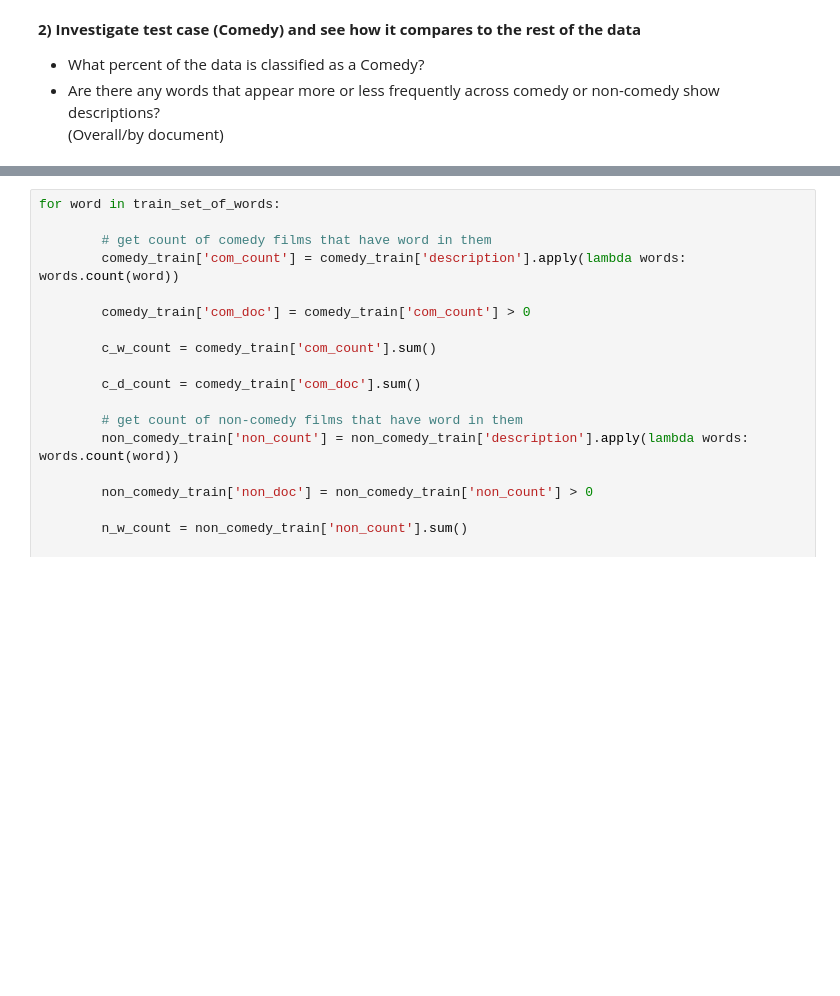
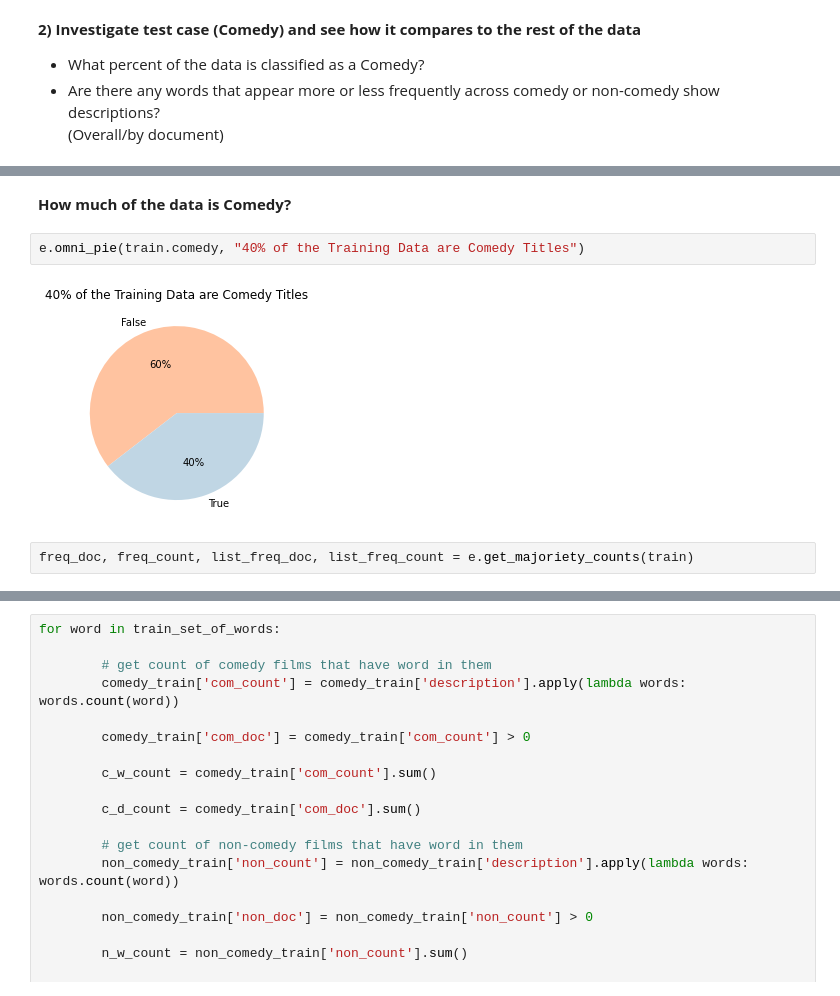
Before and after one commit to Johndsalas/netflix_genre_labeler, a Jupyter notebook: main.ipynb, the cells around one changed output, grey strips where cells are left out. Saved outputs shown, nothing was run; the diff lists cells and outputs as text; blank space fills up the shorter version.

Commit message:
Finished relative frequency visuals

```diff
--- a/main.ipynb
+++ b/main.ipynb
@@ -111,0 +103,8 @@ train.head()
+# %% [markdown]
+**How much of the data is Comedy?**
+# %%
+e.omni_pie(train.comedy, "40% of the Training Data are Comedy Titles")
+# %% [output]
+[figure, added]
+# %%
+freq_doc, freq_count, list_freq_doc, list_freq_count = e.get_majoriety_counts(train)
```
Also changed, not shown: parts of 12 cells of this notebook, 1 other file.
